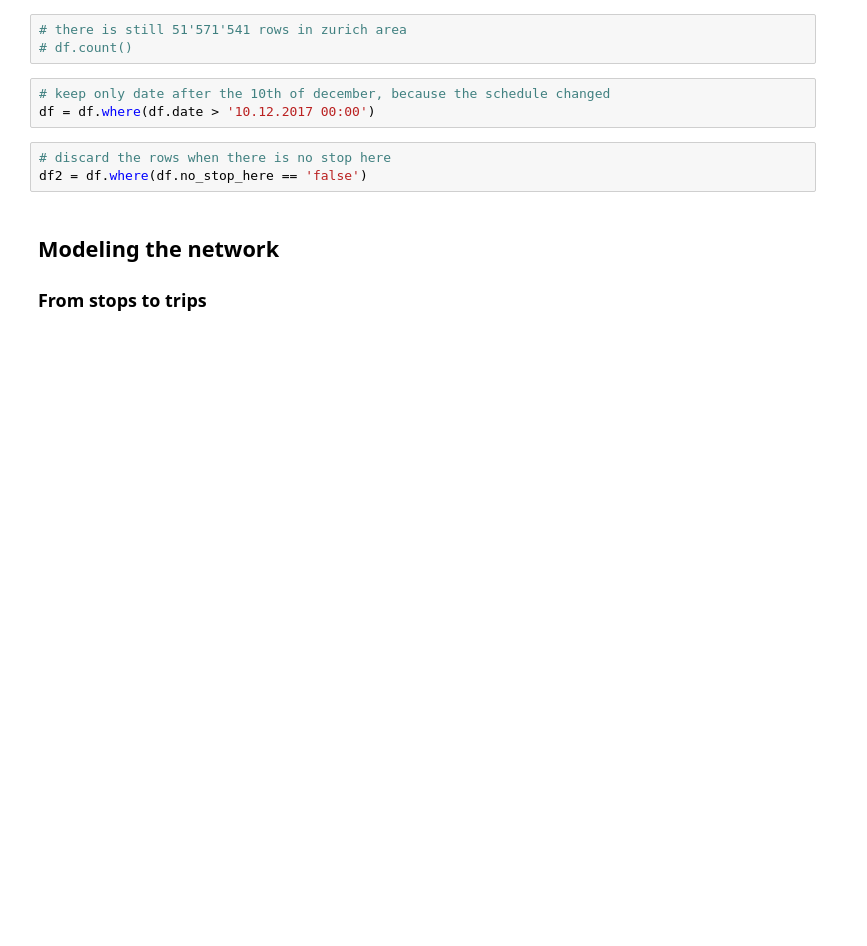
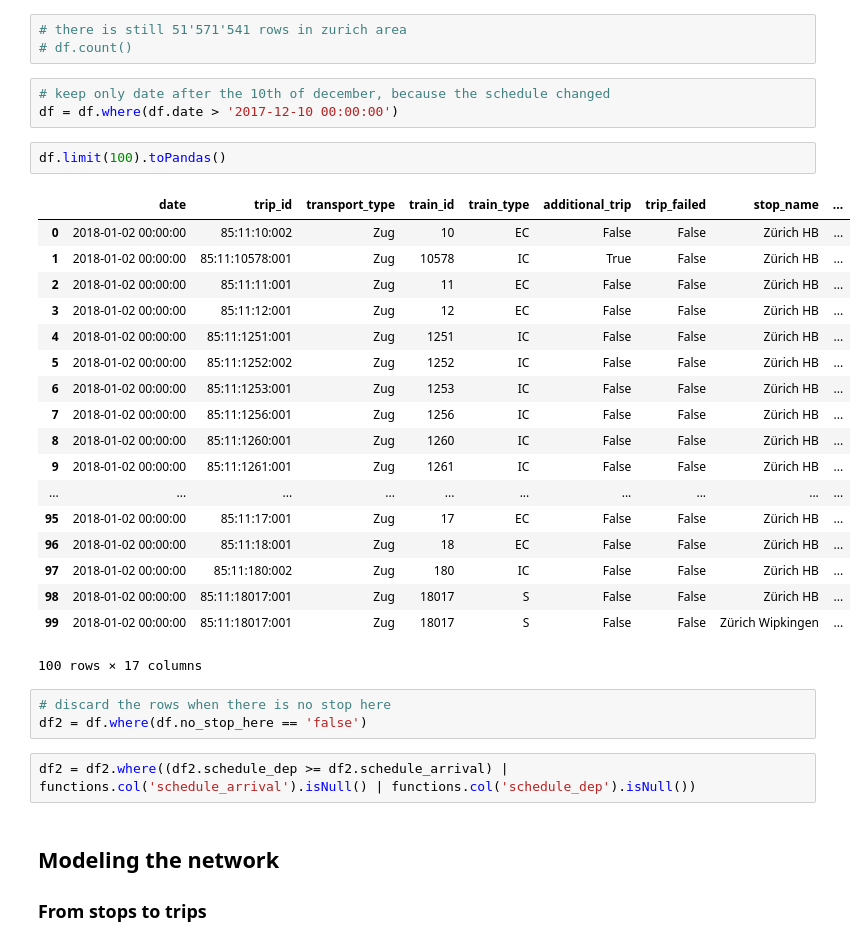
Before and after one commit to rbsteinm/Robust-Route-Planner, a Jupyter notebook: fouche-worksheet.ipynb, the cells around one changed output. Cells and saved outputs as stored; diff of their text form; blank space fills up the shorter version.

```diff
--- a/fouche-worksheet.ipynb
+++ b/fouche-worksheet.ipynb
@@ -145,10 +145,33 @@ df = df.where(df.stop_id.isin([int(x) for x in list(pandas_df.station_ID.unique(
 # df.count()
 # %%
 # keep only date after the 10th of december, because the schedule changed
-df = df.where(df.date > '10.12.2017 00:00')
+df = df.where(df.date > '2017-12-10 00:00:00')
+# %%
+df.limit(100).toPandas()
+# %% [output]
+|  | date | trip_id | transport_type | train_id | train_type | additional_trip | trip_failed | stop_name | ... |
+| 0 | 2018-01-02 00:00:00 | 85:11:10:002 | Zug | 10 | EC | False | False | Zürich HB | ... |
+| 1 | 2018-01-02 00:00:00 | 85:11:10578:001 | Zug | 10578 | IC | True | False | Zürich HB | ... |
+| 2 | 2018-01-02 00:00:00 | 85:11:11:001 | Zug | 11 | EC | False | False | Zürich HB | ... |
+| 3 | 2018-01-02 00:00:00 | 85:11:12:001 | Zug | 12 | EC | False | False | Zürich HB | ... |
+| 4 | 2018-01-02 00:00:00 | 85:11:1251:001 | Zug | 1251 | IC | False | False | Zürich HB | ... |
+| 5 | 2018-01-02 00:00:00 | 85:11:1252:002 | Zug | 1252 | IC | False | False | Zürich HB | ... |
+| 6 | 2018-01-02 00:00:00 | 85:11:1253:001 | Zug | 1253 | IC | False | False | Zürich HB | ... |
+| 7 | 2018-01-02 00:00:00 | 85:11:1256:001 | Zug | 1256 | IC | False | False | Zürich HB | ... |
+| 8 | 2018-01-02 00:00:00 | 85:11:1260:001 | Zug | 1260 | IC | False | False | Zürich HB | ... |
+| 9 | 2018-01-02 00:00:00 | 85:11:1261:001 | Zug | 1261 | IC | False | False | Zürich HB | ... |
+| ... | ... | ... | ... | ... | ... | ... | ... | ... | ... |
+| 95 | 2018-01-02 00:00:00 | 85:11:17:001 | Zug | 17 | EC | False | False | Zürich HB | ... |
+| 96 | 2018-01-02 00:00:00 | 85:11:18:001 | Zug | 18 | EC | False | False | Zürich HB | ... |
+| 97 | 2018-01-02 00:00:00 | 85:11:180:002 | Zug | 180 | IC | False | False | Zürich HB | ... |
+| 98 | 2018-01-02 00:00:00 | 85:11:18017:001 | Zug | 18017 | S | False | False | Zürich HB | ... |
+| 99 | 2018-01-02 00:00:00 | 85:11:18017:001 | Zug | 18017 | S | False | False | Zürich Wipkingen | ... |
+100 rows × 17 columns
 # %%
 # discard the rows when there is no stop here
 df2 = df.where(df.no_stop_here == 'false')
+# %%
+df2 = df2.where((df2.schedule_dep >= df2.schedule_arrival) | functions.col('schedule_arrival').isNull() | functions.col('schedule_dep').isNull())
 # %% [markdown]
 ## Modeling the network
 
```
Also changed, not shown: parts of 30 cells of this notebook, 1 other file.
